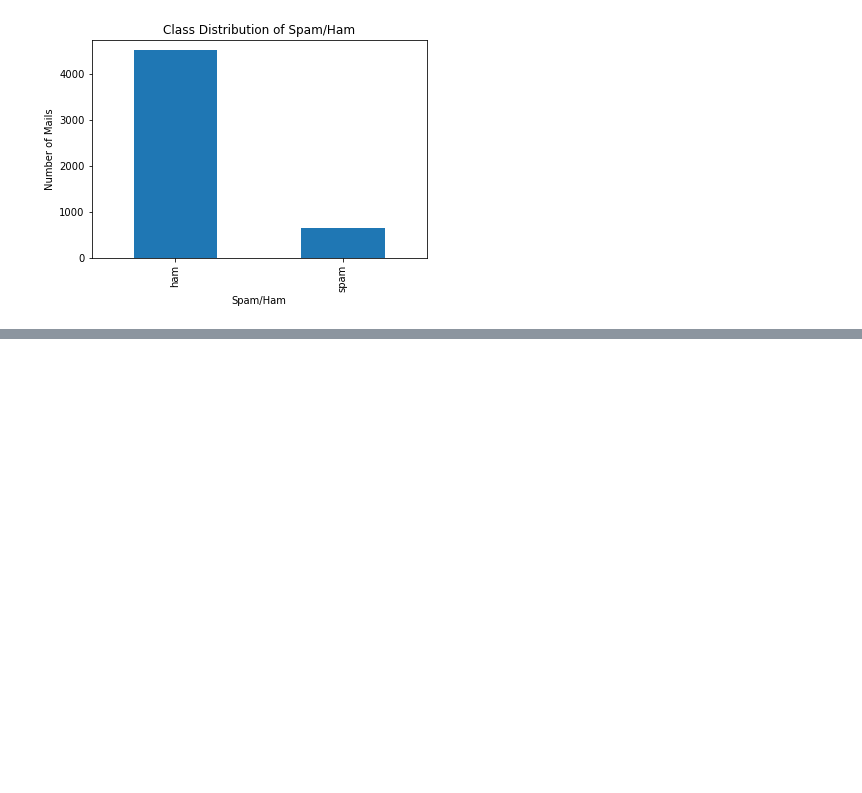
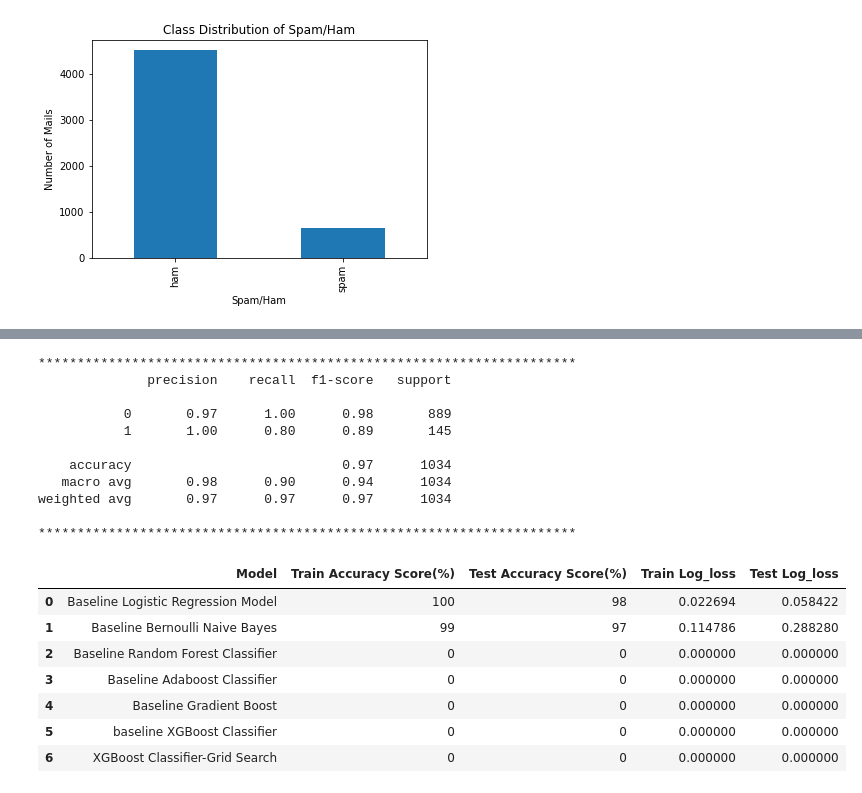
Before and after one commit to NicholusMagak/SMS-Spam-Collection, a Jupyter notebook: Index.ipynb, the cells around one changed output, grey strips where cells are left out. Cells and saved outputs as stored; diff of their text form; code cells hidden in the pictures; blank space fills up the shorter version.

```diff
--- a/Index.ipynb
+++ b/Index.ipynb
@@ -96,0 +308,25 @@ plt.show()
+# %%
+from sklearn.naive_bayes import BernoulliNB
+baseline_dt = BernoulliNB()
+
+baseline_models(baseline_dt, 'Baseline Bernoulli Naive Bayes')
+# %% [output]
+*********************************************************************
+              precision    recall  f1-score   support
+
+           0       0.97      1.00      0.98       889
+           1       1.00      0.80      0.89       145
+
+    accuracy                           0.97      1034
+   macro avg       0.98      0.90      0.94      1034
+weighted avg       0.97      0.97      0.97      1034
+
+*********************************************************************
+|  | Model | Train Accuracy Score(%) | Test Accuracy Score(%) | Train Log_loss | Test Log_loss |
+| 0 | Baseline Logistic Regression Model | 100 | 98 | 0.022694 | 0.058422 |
+| 1 | Baseline Bernoulli Naive Bayes | 99 | 97 | 0.114786 | 0.288280 |
+| 2 | Baseline Random Forest Classifier | 0 | 0 | 0.000000 | 0.000000 |
+| 3 | Baseline Adaboost Classifier | 0 | 0 | 0.000000 | 0.000000 |
+| 4 | Baseline Gradient Boost | 0 | 0 | 0.000000 | 0.000000 |
+| 5 | baseline XGBoost Classifier | 0 | 0 | 0.000000 | 0.000000 |
+| 6 | XGBoost Classifier-Grid Search | 0 | 0 | 0.000000 | 0.000000 |
```
Also changed, not shown: parts of 24 cells of this notebook.
